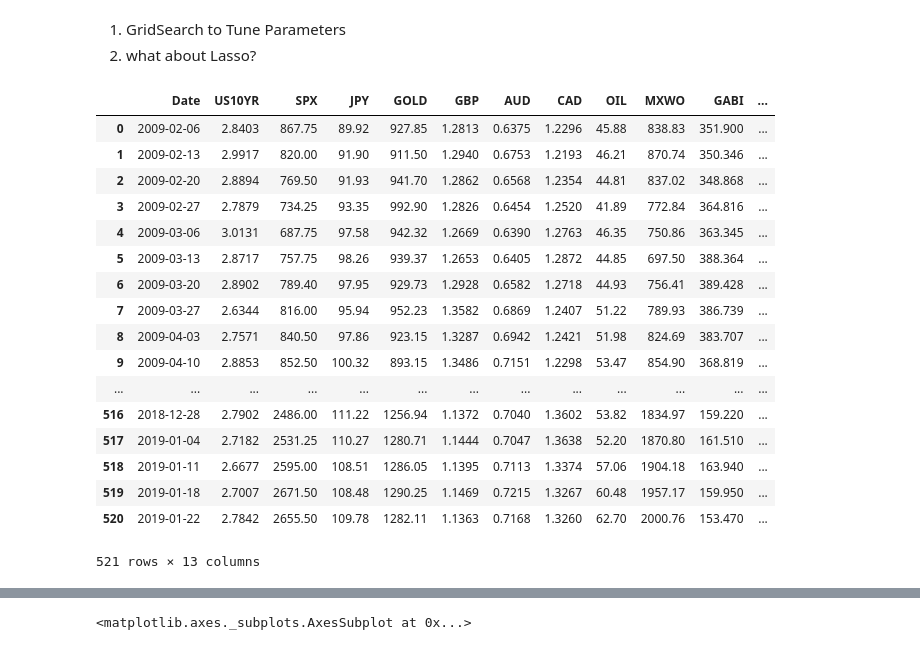
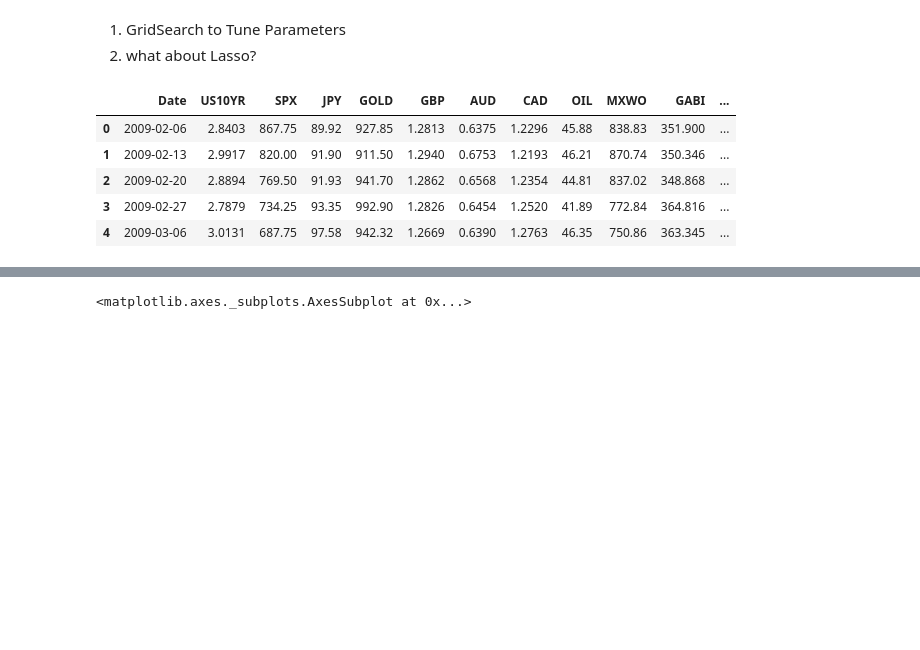
Before and after one commit to laureat/Python, a Jupyter notebook: ARIMA and XGboost/XGBOOST.ipynb, the cells around one changed output, grey strips where cells are left out. Saved outputs shown, nothing was run; the diff lists cells and outputs as text; code cells hidden in the pictures; blank space fills up the shorter version.

```diff
--- a/ARIMA and XGboost/XGBOOST.ipynb
+++ b/ARIMA and XGboost/XGBOOST.ipynb
@@ -115,26 +113,14 @@ import matplotlib.pyplot as plt
 # %%
 dt=pd.read_excel('raw_data_shifted_data.xlsx',sheet_name='raw_data_changed')
 # %%
-dt
+dt.head(5)
 # %% [output]
 |  | Date | US10YR | SPX | JPY | GOLD | GBP | AUD | CAD | OIL | MXWO | GABI | ... |
 | 0 | 2009-02-06 | 2.8403 | 867.75 | 89.92 | 927.85 | 1.2813 | 0.6375 | 1.2296 | 45.88 | 838.83 | 351.900 | ... |
 | 1 | 2009-02-13 | 2.9917 | 820.00 | 91.90 | 911.50 | 1.2940 | 0.6753 | 1.2193 | 46.21 | 870.74 | 350.346 | ... |
 | 2 | 2009-02-20 | 2.8894 | 769.50 | 91.93 | 941.70 | 1.2862 | 0.6568 | 1.2354 | 44.81 | 837.02 | 348.868 | ... |
 | 3 | 2009-02-27 | 2.7879 | 734.25 | 93.35 | 992.90 | 1.2826 | 0.6454 | 1.2520 | 41.89 | 772.84 | 364.816 | ... |
 | 4 | 2009-03-06 | 3.0131 | 687.75 | 97.58 | 942.32 | 1.2669 | 0.6390 | 1.2763 | 46.35 | 750.86 | 363.345 | ... |
-| 5 | 2009-03-13 | 2.8717 | 757.75 | 98.26 | 939.37 | 1.2653 | 0.6405 | 1.2872 | 44.85 | 697.50 | 388.364 | ... |
-| 6 | 2009-03-20 | 2.8902 | 789.40 | 97.95 | 929.73 | 1.2928 | 0.6582 | 1.2718 | 44.93 | 756.41 | 389.428 | ... |
-| 7 | 2009-03-27 | 2.6344 | 816.00 | 95.94 | 952.23 | 1.3582 | 0.6869 | 1.2407 | 51.22 | 789.93 | 386.739 | ... |
-| 8 | 2009-04-03 | 2.7571 | 840.50 | 97.86 | 923.15 | 1.3287 | 0.6942 | 1.2421 | 51.98 | 824.69 | 383.707 | ... |
-| 9 | 2009-04-10 | 2.8853 | 852.50 | 100.32 | 893.15 | 1.3486 | 0.7151 | 1.2298 | 53.47 | 854.90 | 368.819 | ... |
-| ... | ... | ... | ... | ... | ... | ... | ... | ... | ... | ... | ... | ... |
-| 516 | 2018-12-28 | 2.7902 | 2486.00 | 111.22 | 1256.94 | 1.1372 | 0.7040 | 1.3602 | 53.82 | 1834.97 | 159.220 | ... |
-| 517 | 2019-01-04 | 2.7182 | 2531.25 | 110.27 | 1280.71 | 1.1444 | 0.7047 | 1.3638 | 52.20 | 1870.80 | 161.510 | ... |
-| 518 | 2019-01-11 | 2.6677 | 2595.00 | 108.51 | 1286.05 | 1.1395 | 0.7113 | 1.3374 | 57.06 | 1904.18 | 163.940 | ... |
-| 519 | 2019-01-18 | 2.7007 | 2671.50 | 108.48 | 1290.25 | 1.1469 | 0.7215 | 1.3267 | 60.48 | 1957.17 | 159.950 | ... |
-| 520 | 2019-01-22 | 2.7842 | 2655.50 | 109.78 | 1282.11 | 1.1363 | 0.7168 | 1.3260 | 62.70 | 2000.76 | 153.470 | ... |
-521 rows × 13 columns
 # %%
 dt['Date'] = pd.to_datetime(dt['Date'])
 dt = dt.set_index('Date')
```
Also changed, not shown: parts of 23 cells of this notebook.
